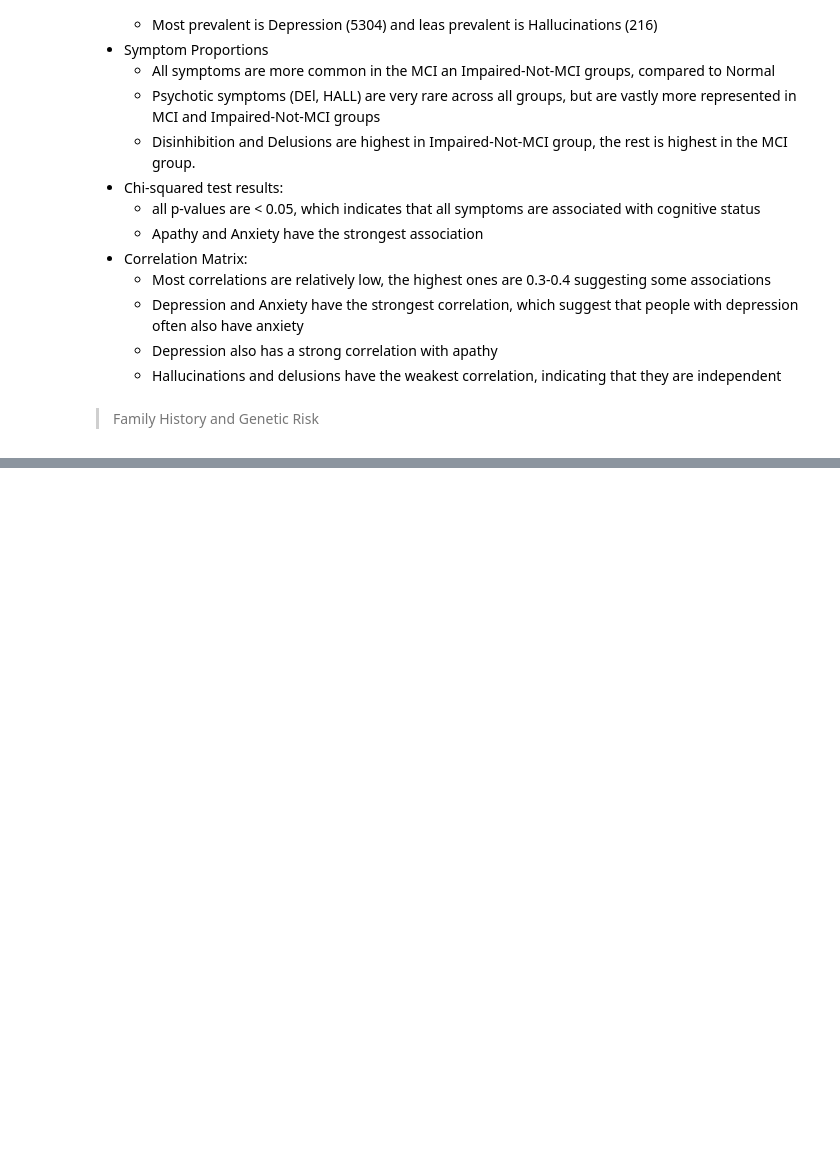
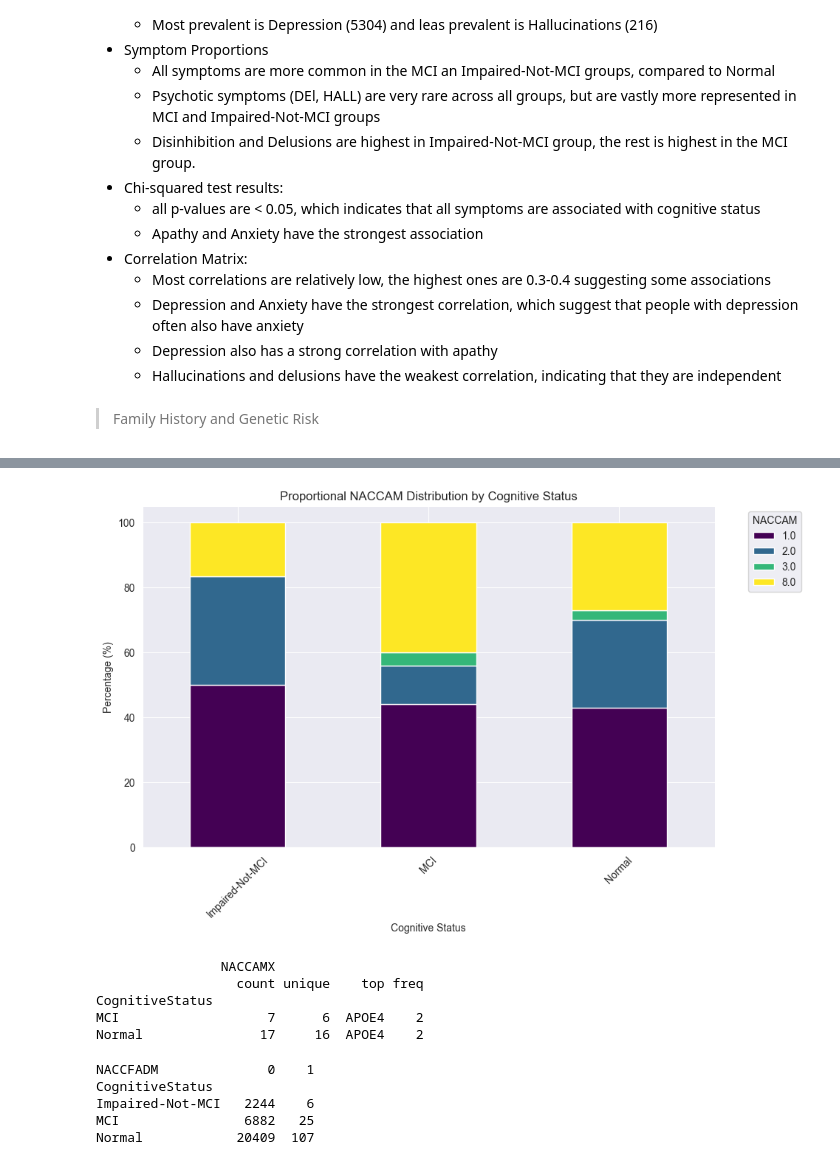
Before and after one commit to xpartla/Bakalarka, a Jupyter notebook: EDA.ipynb, the cells around one changed output, grey strips where cells are left out. Cells and saved outputs as stored; diff of their text form; code cells hidden in the pictures; blank space fills up the shorter version.

```diff
--- a/EDA.ipynb
+++ b/EDA.ipynb
@@ -324,0 +459,32 @@ for col in ['NACCFAM', 'NACCAM', 'NACCFADM']:
+# %%
+filtered_naccam_distribution_percent = filtered_naccam_distribution.div(filtered_naccam_distribution.sum(axis=1), axis=0) * 100
+filtered_naccam_distribution_percent.plot(kind='bar', stacked=True, figsize=(10, 6), colormap='viridis')
+plt.xlabel("Cognitive Status")
+plt.ylabel("Percentage (%)")
+plt.title("Proportional NACCAM Distribution by Cognitive Status")
+plt.legend(title="NACCAM", bbox_to_anchor=(1.05, 1), loc='upper left')
+plt.xticks(rotation=45)
+plt.show()
+# %% [output]
+[figure, added]
+# %%
+filtered_naccamx = df[df['NACCAM'] == 8][['CognitiveStatus', 'NACCAMX']]
+filtered_naccamx = filtered_naccamx[filtered_naccamx.NACCAMX != '.' ]
+filtered_naccamx = filtered_naccamx[filtered_naccamx.NACCAMX != 'unknown']
+summary = filtered_naccamx.groupby('CognitiveStatus').describe()
+print(summary)
+# %% [output]
+                NACCAMX
+                  count unique    top freq
+CognitiveStatus
+MCI                   7      6  APOE4    2
+Normal               17     16  APOE4    2
+# %%
+naccfadm_distribution = df.groupby('CognitiveStatus')['NACCFADM'].value_counts().unstack()
+print(naccfadm_distribution)
+# %% [output]
+NACCFADM              0    1
+CognitiveStatus
+Impaired-Not-MCI   2244    6
+MCI                6882   25
+Normal            20409  107
```
Also changed, not shown: parts of 48 cells of this notebook.
